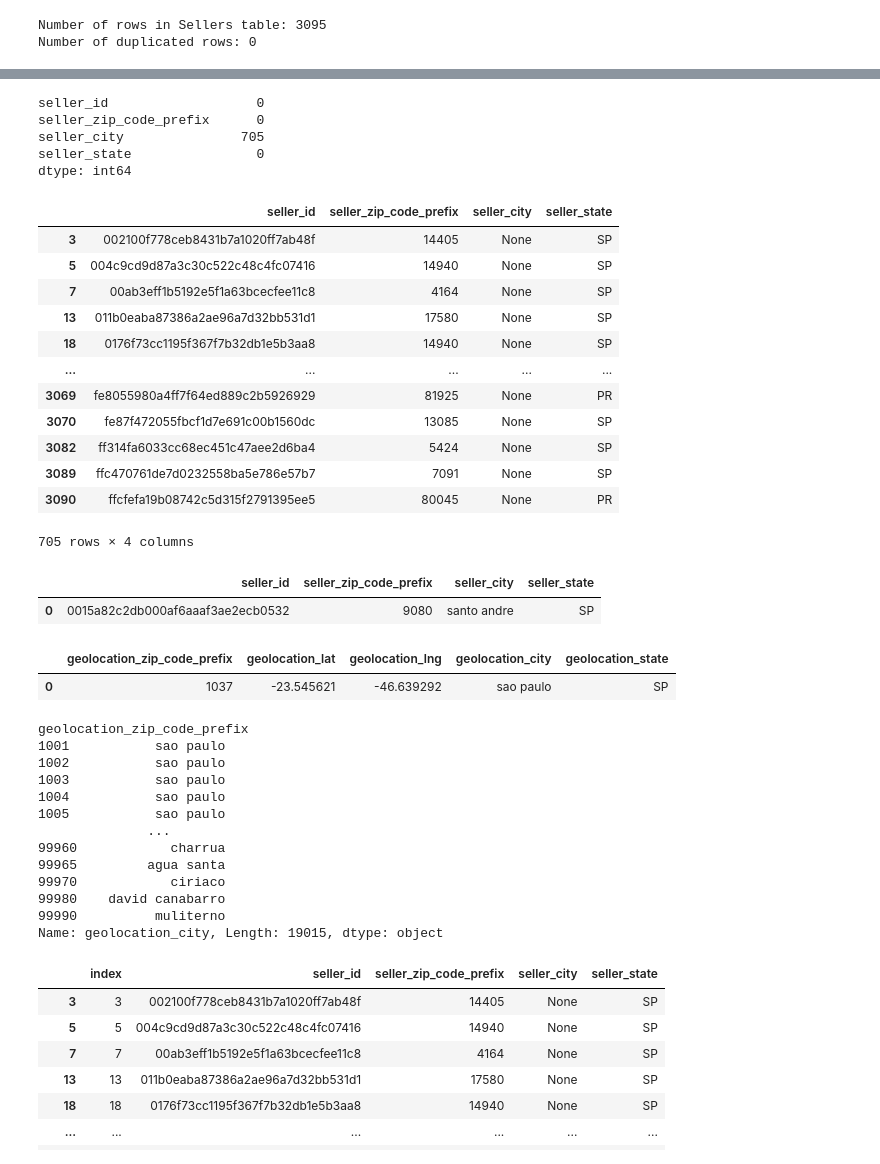
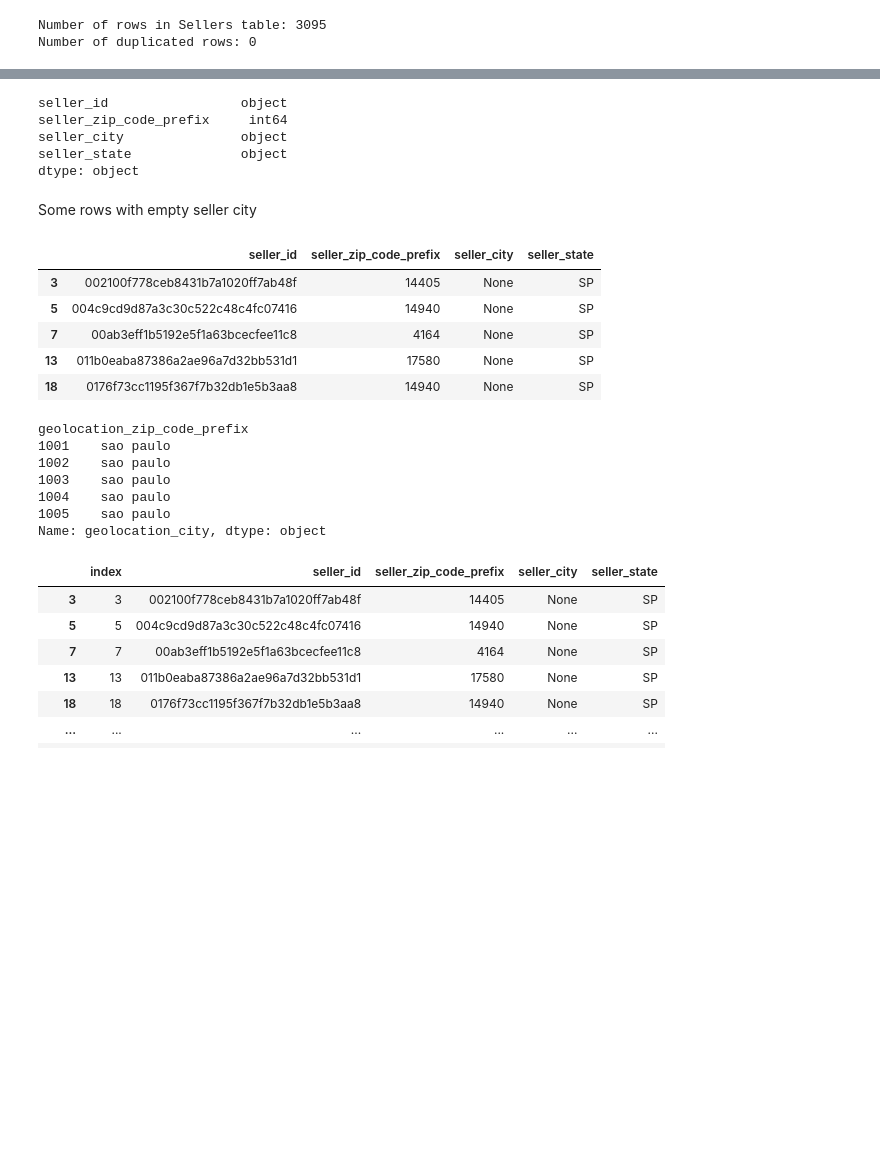
Before and after one commit to PatrykW7/Olist_E-commerce_Analytics_Platform, a Jupyter notebook: olist_pro/Testing.ipynb, the cells around one changed output, grey strips where cells are left out. Cells and saved outputs as stored; diff of their text form; code cells hidden in the pictures; blank space fills up the shorter version.

```diff
--- a/olist_pro/Transformations.ipynb
+++ b/olist_pro/Testing.ipynb
@@ -396,44 +374,24 @@ df_sellers
 df_sellers["seller_zip_code_prefix"] = df_sellers["seller_zip_code_prefix"].astype(str)
 mask = df_sellers["seller_zip_code_prefix"].str.len() >= 6
 df_sellers = df_sellers.loc[~mask, ]
-#df_sellers.loc[~mask]
 df_sellers["seller_zip_code_prefix"] = df_sellers["seller_zip_code_prefix"].astype(int)
+df_sellers.dtypes
+# %% [output]
+seller_id                 object
+seller_zip_code_prefix     int64
+seller_city               object
+seller_state              object
+dtype: object
-# %%
-df_sellers.isna().sum()
-# %% [output]
-seller_id                   0
-seller_zip_code_prefix      0
-seller_city               705
-seller_state                0
-dtype: int64
+# %% [markdown]
+Some rows with empty seller city
 # %%
-#filtered = df_sellers[df_sellers["seller_city"].isna()]
-#filtered["seller_city"]
 mask = df_sellers["seller_city"].isna()
-df_sellers.loc[mask]
+df_sellers.loc[mask].head()
 # %% [output]
 |  | seller_id | seller_zip_code_prefix | seller_city | seller_state |
 | 3 | 002100f778ceb8431b7a1020ff7ab48f | 14405 | None | SP |
 | 5 | 004c9cd9d87a3c30c522c48c4fc07416 | 14940 | None | SP |
 | 7 | 00ab3eff1b5192e5f1a63bcecfee11c8 | 4164 | None | SP |
 | 13 | 011b0eaba87386a2ae96a7d32bb531d1 | 17580 | None | SP |
 | 18 | 0176f73cc1195f367f7b32db1e5b3aa8 | 14940 | None | SP |
-| ... | ... | ... | ... | ... |
-| 3069 | fe8055980a4ff7f64ed889c2b5926929 | 81925 | None | PR |
-| 3070 | fe87f472055fbcf1d7e691c00b1560dc | 13085 | None | SP |
-| 3082 | ff314fa6033cc68ec451c47aee2d6ba4 | 5424 | None | SP |
-| 3089 | ffc470761de7d0232558ba5e786e57b7 | 7091 | None | SP |
-| 3090 | ffcfefa19b08742c5d315f2791395ee5 | 80045 | None | PR |
-705 rows × 4 columns
-# %%
-#df_sellers["seller_city"][~df_sellers["seller_id"].isin(filtered["seller_id"].to_list())].isna().sum()
-df_sellers.head(1)
-# %% [output]
-|  | seller_id | seller_zip_code_prefix | seller_city | seller_state |
-| 0 | 0015a82c2db000af6aaaf3ae2ecb0532 | 9080 | santo andre | SP |
-# %%
-df_geolocation.head(1)
-# %% [output]
-|  | geolocation_zip_code_prefix | geolocation_lat | geolocation_lng | geolocation_city | geolocation_state |
-| 0 | 1037 | -23.545621 | -46.639292 | sao paulo | SP |
 # %%
@@ -444,21 +399,15 @@ df_geolocation.reset_index(inplace = True)
 df_sellers.reset_index(inplace = True)
 # %%
 mapping = df_geolocation.groupby("geolocation_zip_code_prefix")["geolocation_city"].first()
-mapping
+mapping.head()
 # %% [output]
 geolocation_zip_code_prefix
-1001           sao paulo
-1002           sao paulo
-1003           sao paulo
-1004           sao paulo
-1005           sao paulo
-              ...
-99960            charrua
-99965         agua santa
-99970            ciriaco
-99980    david canabarro
-99990          muliterno
-Name: geolocation_city, Length: 19015, dtype: object
+1001    sao paulo
+1002    sao paulo
+1003    sao paulo
+1004    sao paulo
+1005    sao paulo
+Name: geolocation_city, dtype: object
 # %%
 df_sellers[mask]
 # %% [output]
```
Also changed, not shown: parts of 68 cells of this notebook, 1 other file.
